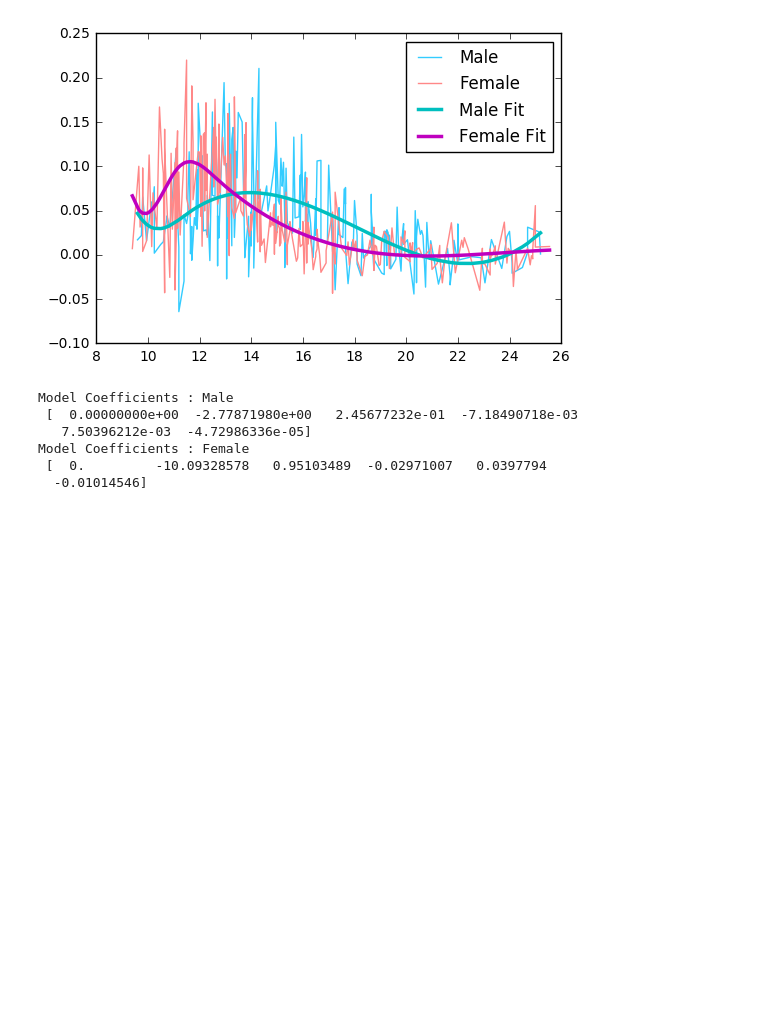
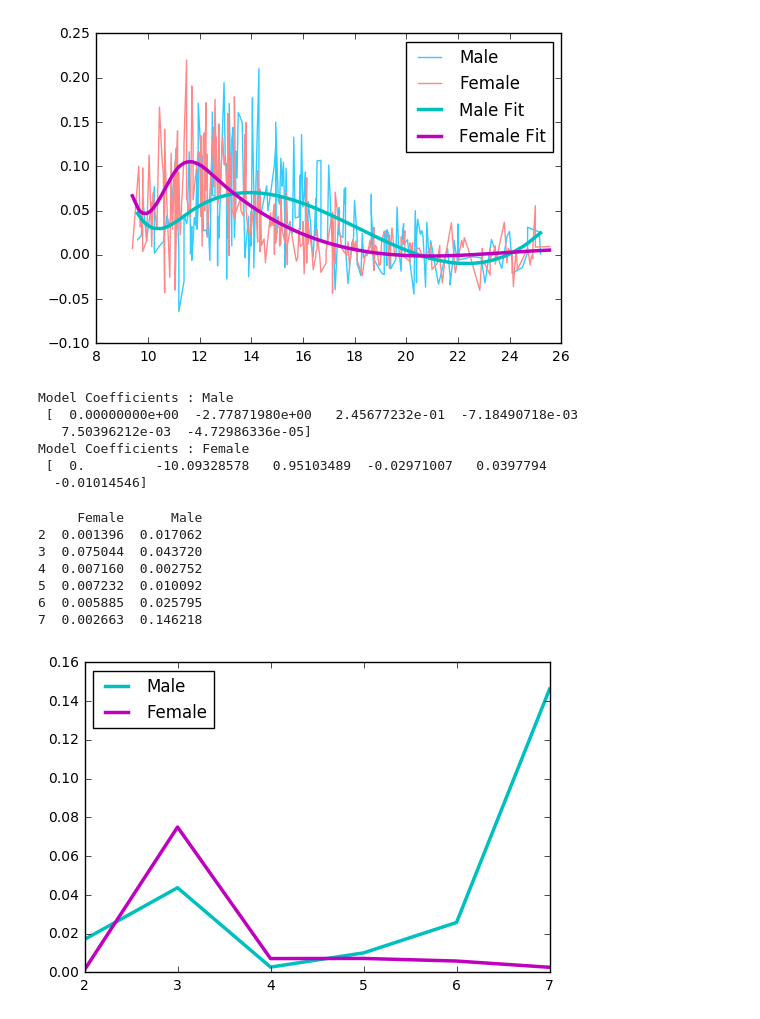
Before and after one commit to Adward-R/STAT-665-DMML, a Jupyter notebook: HW06/hw06.ipynb, the cells around one changed output. Drawn from its saved outputs; the diff is of its cells as text; code cells hidden in the pictures; blank space fills up the shorter version.

Commit message:
HW06 - Part III - 99%

```diff
--- a/HW06/hw06.ipynb
+++ b/HW06/hw06.ipynb
@@ -190,14 +190,45 @@ Model Coefficients : Female
 # %%
 # Part-III
 
 col_selector = [0, 1, 2, 4, 6]  # same to model_c
 clf = LinearRegression(fit_intercept=True)
 ploy2 = PolynomialFeatures(degree=2)
 m_scores, f_scores = [], []
-NMSE = 'neg_mean_square_error'
+NMSE = 'neg_mean_squared_error'
 
 for n_knots in range(2, 8):
     width = 100 // (n_knots + 1)
+    # Male model part
     m_knots = [np.percentile(m_x, i * width) for i in range(1, n_knots+1)]
     m_base_X = ploy2.fit_transform(m_x.reshape((-1, 1)))
-    m_ext_X = x_ext_by_knots(m_base_X, m_knots, 2)
+    m_ext_X = x_ext_by_knots(m_base_X, m_knots, 2)[:, col_selector]
+    m_scores.append(- cross_val_score(clf, m_ext_X, m_y, scoring=NMSE, cv=5).mean())
+    # Female model part
+    f_knots = [np.percentile(f_x, i * width) for i in range(1, n_knots+1)]
+    f_base_X = ploy2.fit_transform(f_x.reshape((-1, 1)))
+    f_ext_X = x_ext_by_knots(f_base_X, f_knots, 2)[:, col_selector]
+    f_scores.append(- cross_val_score(clf, f_ext_X, f_y, scoring=NMSE, cv=5).mean())
+
+print(DataFrame({'Male': m_scores, 'Female': f_scores}).set_index([list(range(2, 8))]))
+
+# Plot the curve of both models
+plt.figure()
+plt.plot(range(2, 8), m_scores, color='c', linewidth=2.5, label='Male')
+plt.plot(range(2, 8), f_scores, color='m', linewidth=2.5, label='Female')
+plt.legend(loc='upper left')
+plt.show()
+
+#
+#     As can be cleared seen,
+#     n_knots=4 fits male model best,
+#     while n_knots=2 fits female model best.
+#
+# %% [output]
+     Female      Male
+2  0.001396  0.017062
+3  0.075044  0.043720
+4  0.007160  0.002752
+5  0.007232  0.010092
+6  0.005885  0.025795
+7  0.002663  0.146218
+[figure, added]
```
